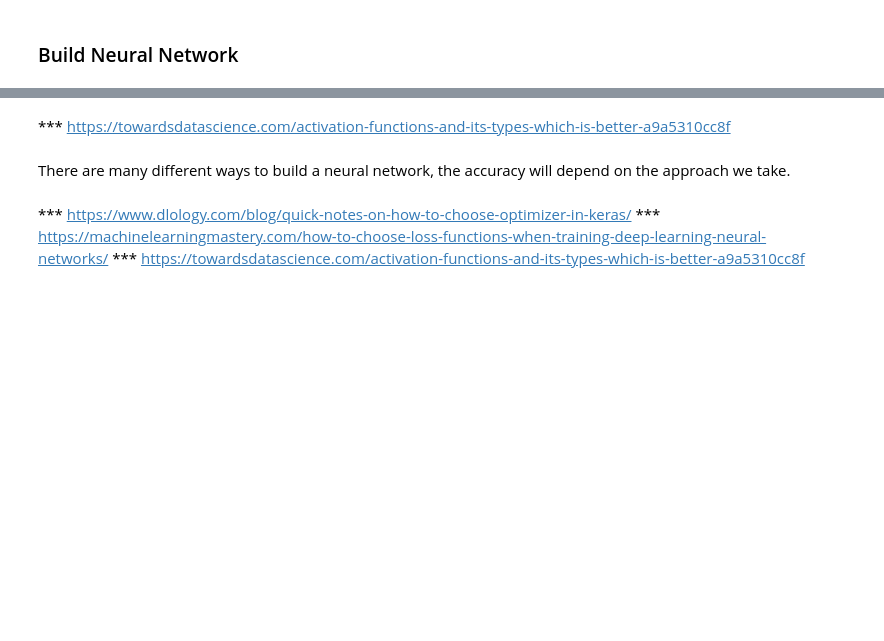
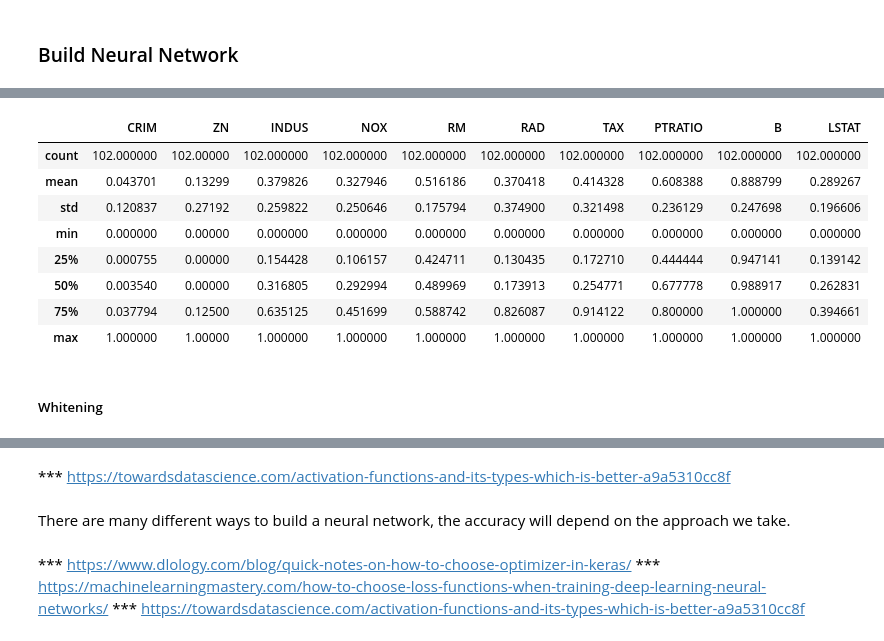
Before and after one commit to Pmcg1/ML-S_Project_2019, a Jupyter notebook: ML-S_2019.ipynb, the cells around one changed output, grey strips where cells are left out. Saved outputs shown, nothing was run; the diff lists cells and outputs as text; code cells hidden in the pictures; blank space fills up the shorter version.

```diff
--- a/ML-S_2019.ipynb
+++ b/ML-S_2019.ipynb
@@ -384,0 +421,16 @@ inputs_test = (inputs_test - mean)/std
+# %%
+inputs_test_scaled = pd.DataFrame(scaler.fit_transform(inputs_test), columns=inputs.columns)
+# %%
+inputs_test_scaled.describe()
+# %% [output]
+|  | CRIM | ZN | INDUS | NOX | RM | RAD | TAX | PTRATIO | B | LSTAT |
+| count | 102.000000 | 102.00000 | 102.000000 | 102.000000 | 102.000000 | 102.000000 | 102.000000 | 102.000000 | 102.000000 | 102.000000 |
+| mean | 0.043701 | 0.13299 | 0.379826 | 0.327946 | 0.516186 | 0.370418 | 0.414328 | 0.608388 | 0.888799 | 0.289267 |
+| std | 0.120837 | 0.27192 | 0.259822 | 0.250646 | 0.175794 | 0.374900 | 0.321498 | 0.236129 | 0.247698 | 0.196606 |
+| min | 0.000000 | 0.00000 | 0.000000 | 0.000000 | 0.000000 | 0.000000 | 0.000000 | 0.000000 | 0.000000 | 0.000000 |
+| 25% | 0.000755 | 0.00000 | 0.154428 | 0.106157 | 0.424711 | 0.130435 | 0.172710 | 0.444444 | 0.947141 | 0.139142 |
+| 50% | 0.003540 | 0.00000 | 0.316805 | 0.292994 | 0.489969 | 0.173913 | 0.254771 | 0.677778 | 0.988917 | 0.262831 |
+| 75% | 0.037794 | 0.12500 | 0.635125 | 0.451699 | 0.588742 | 0.826087 | 0.914122 | 0.800000 | 1.000000 | 0.394661 |
+| max | 1.000000 | 1.00000 | 1.000000 | 1.000000 | 1.000000 | 1.000000 | 1.000000 | 1.000000 | 1.000000 | 1.000000 |
+# %% [markdown]
+##### Whitening
```
Also changed, not shown: parts of 37 cells of this notebook.
